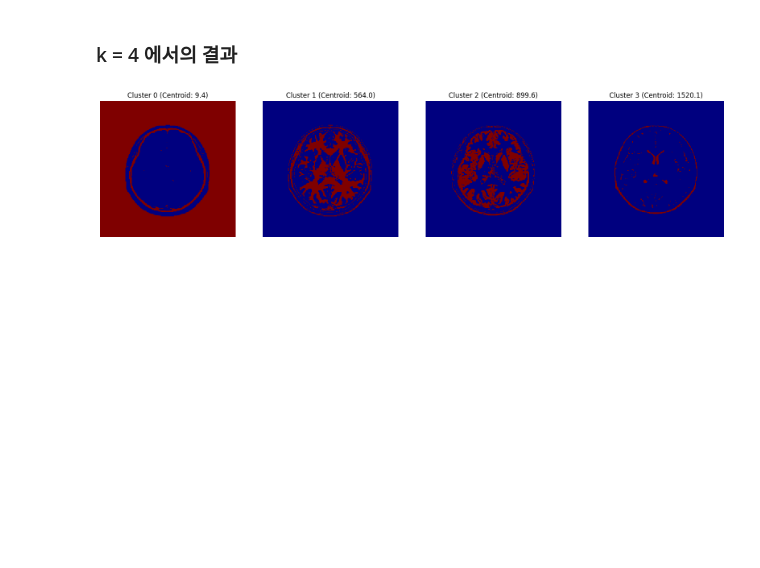
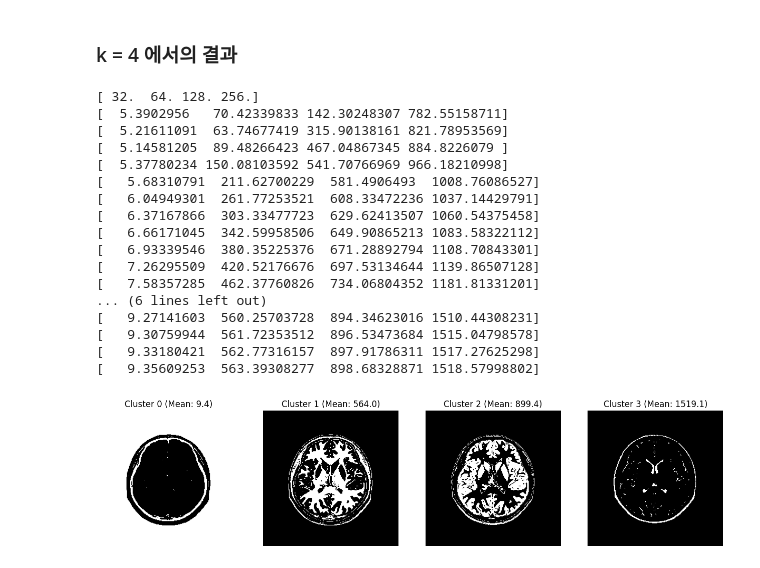
Before and after one commit to HyeonnWoo/26-2-DIP-202001601, a Jupyter notebook: notebook_2026/HW08.ipynb, the cells around one changed output. Cells and saved outputs as stored; diff of their text form; code cells hidden in the pictures; blank space fills up the shorter version.

```diff
--- a/notebook_2026/HW08.ipynb
+++ b/notebook_2026/HW08.ipynb
@@ -147,40 +172,55 @@ plt.show()
 # %% [markdown]
 ### k = 4 에서의 결과
 # %%
-m_vals = np.array([30., 150., 500., 1000.])
-c = np.zeros((f.shape[0], f.shape[1], len(m_vals)))
+m_vals = np.array([32., 64., 128., 256.])
+c = np.zeros((f.shape[0],f.shape[1],len(m_vals)))
 cmap = np.zeros_like(f)
 m_vals_new = np.zeros(m_vals.shape)
-E = 10000
+E=10000
 eps = 1
 
-while E > eps:
-  # 1. 각 픽셀과 군집 중심점 사이의 거리 계산
+while E>eps:
+  print(m_vals)
+
   for i in range(len(m_vals)):
     c[:, :, i] = np.abs(f - m_vals[i])
 
-  # 2. 가장 가까운 중심점의 인덱스로 군집 할당
   cmap = np.argmin(c, axis=-1)
 
-  # 3. 중심점 업데이트
   for i in range(len(m_vals)):
     mask = (cmap == i)
-    if np.any(mask):
+    if np.sum(mask) > 0:
       m_vals_new[i] = np.mean(f[mask])
     else:
       m_vals_new[i] = m_vals[i]
 
-  # 4. 오차 계산
-  E = np.linalg.norm(m_vals - m_vals_new)
+  E = np.max(np.abs(m_vals_new - m_vals))
   m_vals = m_vals_new.copy()
 
-# 결과 시각화
-plt.figure(figsize=(20, 5))
+# Plot results
+plt.figure(figsize=(16, 4))
 for i in range(len(m_vals)):
-  plt.subplot(1, len(m_vals), i + 1)
-  plt.imshow(cmap == i, cmap='jet', interpolation='nearest')
-  plt.title(f'Cluster {i} (Centroid: {m_vals[i]:.1f})')
+  plt.subplot(1,len(m_vals),i+1)
+  plt.imshow(cmap==i,cmap='gray')
+  plt.title(f'Cluster {i} (Mean: {m_vals[i]:.1f})')
   plt.axis('off')
 plt.show()
 # %% [output]
+[ 32.  64. 128. 256.]
+[  5.3902956   70.42339833 142.30248307 782.55158711]
+[  5.21611091  63.74677419 315.90138161 821.78953569]
+[  5.14581205  89.48266423 467.04867345 884.8226079 ]
+[  5.37780234 150.08103592 541.70766969 966.18210998]
+[   5.68310791  211.62700229  581.4906493  1008.76086527]
+[   6.04949301  261.77253521  608.33472236 1037.14429791]
+[   6.37167866  303.33477723  629.62413507 1060.54375458]
+[   6.66171045  342.59958506  649.90865213 1083.58322112]
+[   6.93339546  380.35225376  671.28892794 1108.70843301]
+[   7.26295509  420.52176676  697.53134644 1139.86507128]
+[   7.58357285  462.37760826  734.06804352 1181.81331201]
+... (6 lines left out)
+[   9.27141603  560.25703728  894.34623016 1510.44308231]
+[   9.30759944  561.72353512  896.53473684 1515.04798578]
+[   9.33180421  562.77316157  897.91786311 1517.27625298]
+[   9.35609253  563.39308277  898.68328871 1518.57998802]
-[figure, old version]
+[figure, new version]
```
Also changed, not shown: parts of 3 cells of this notebook.
